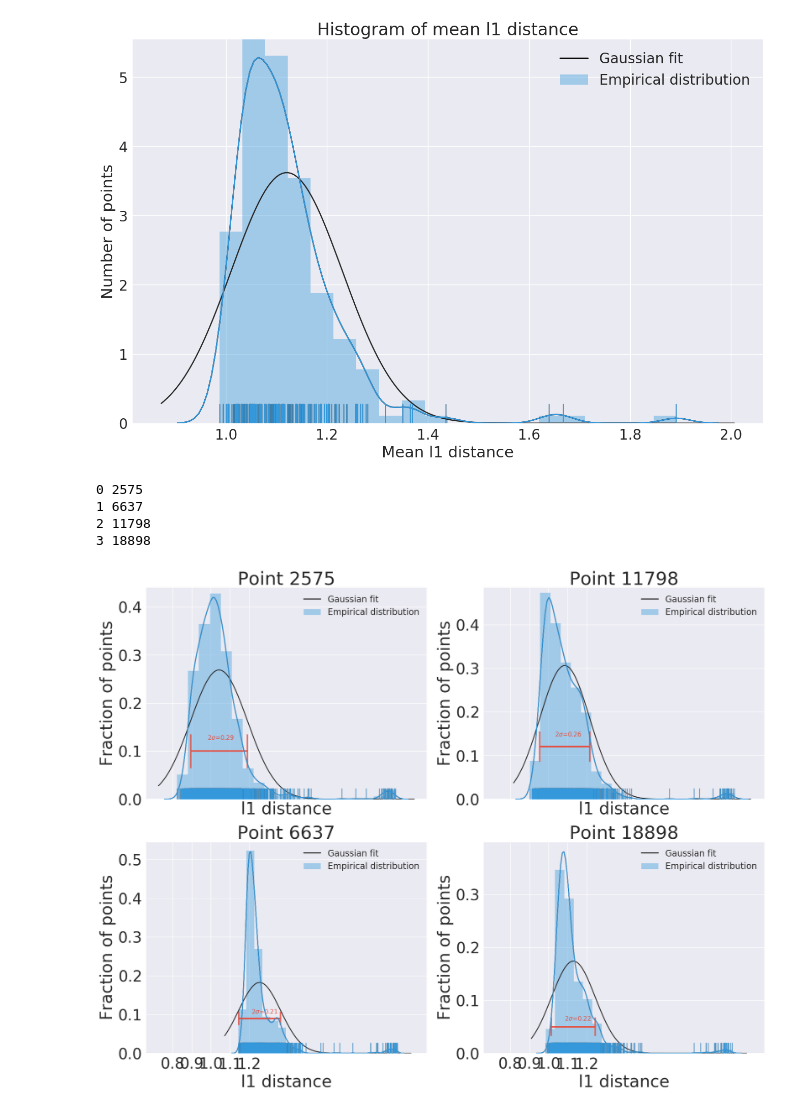
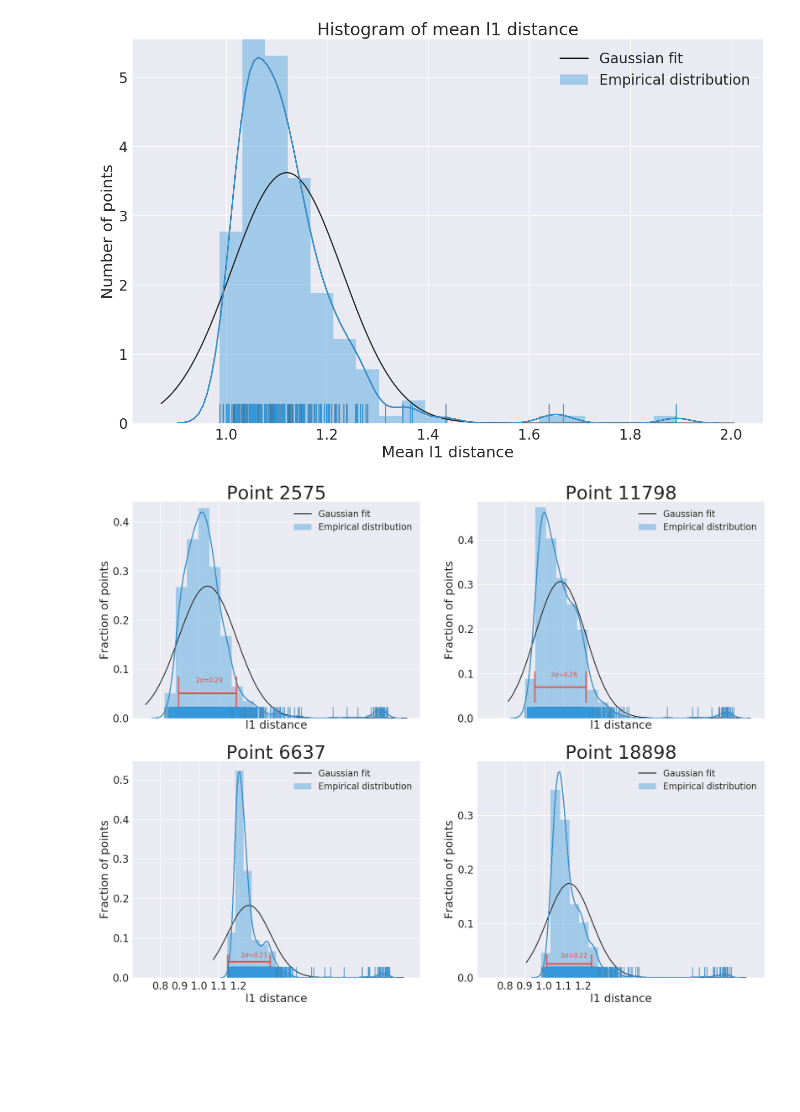
Before and after one commit to bagavi/Meddit, a Jupyter notebook: figures/RNASeq20k Figures.ipynb, the cells around one changed output. Saved outputs shown, nothing was run; the diff lists cells and outputs as text; code cells hidden in the pictures; blank space fills up the shorter version.

```diff
--- a/figures/RNASeq20k Figures.ipynb
+++ b/figures/RNASeq20k Figures.ipynb
@@ -62,48 +62,43 @@ plt.show()
 np.random.seed(2)
 s = 2
 indices = np.random.randint(n,size=4)
-h_pos_array = [1,1.8,1.2,1]
+h_pos_array = [0.5, .8, .7, .5]
 indices.sort()
 f, axes = plt.subplots(s, s, figsize=(22, 17), sharex=True)
 sns.set(font_scale = 3)
 
 for i in range(s*s):
     index = indices[i]
-    print i, index
     #Sampling only 1000 points for each randomly chosen point to reduce computation time
     data = cluster_distance[:,index]
     data = np.random.choice( data, size=2000,)
     data = data[data.nonzero()]
     fig = sns.distplot(data, fit=norm, color='black', rug=True,
                        hist=False, bins=20, label="Gaussian fit", ax=axes[i%s, i/s])
     fig = sns.distplot(data, norm_hist=True, color=colors[1], rug=True,
                        bins=20, label="Empirical distribution", ax=axes[i%s, i/s])
     fig.set(xlabel="l1 distance",  ylabel="Fraction of points" )
-    fig.set_xticks(np.arange(0.8, 1.25, .1))
+    fig.set_xticks(np.arange(0.8, 1.95, .1))
     fig.set_yticklabels(np.arange(0,1,.1))
 
     gap =  .7
     h_pos = h_pos_array[i]
     h_lines = [ [(data.mean()-data.std(), h_pos), (data.mean()+data.std(), h_pos)] ]
     v_lines = [ [(data.mean()-data.std(), h_pos-gap/2), (data.mean()-data.std(), h_pos+gap/2)],
                 [(data.mean()+data.std(), h_pos-gap/2), (data.mean()+data.std(), h_pos+gap/2)]  ]
     h_lc = mc.LineCollection(h_lines, linewidths=3, colors=colors[3], alpha=1)
     fig.add_collection(h_lc)
     v_lc = mc.LineCollection(v_lines, linewidths=3, colors=colors[3], alpha=.8)
     fig.add_collection(v_lc)
     two_sigma = int(2*data.std()*100)/100.
     fig.text(data.mean()-data.std()*.400, h_pos+gap/3, "$2\sigma$="+str(two_sigma), fontsize=12, color=colors[3])
 
 
 
     fig.legend(loc=1, prop={'size': 17})
     fig.set_title("Point "+str(index))
 # %% [output]
-0 2575
-1 6637
-2 11798
-3 18898
-[figure, old version]
+[figure, new version]
 # %%
 best_arm = 7374
 
```
Also changed, not shown: parts of 2 cells of this notebook, 4 other files.
